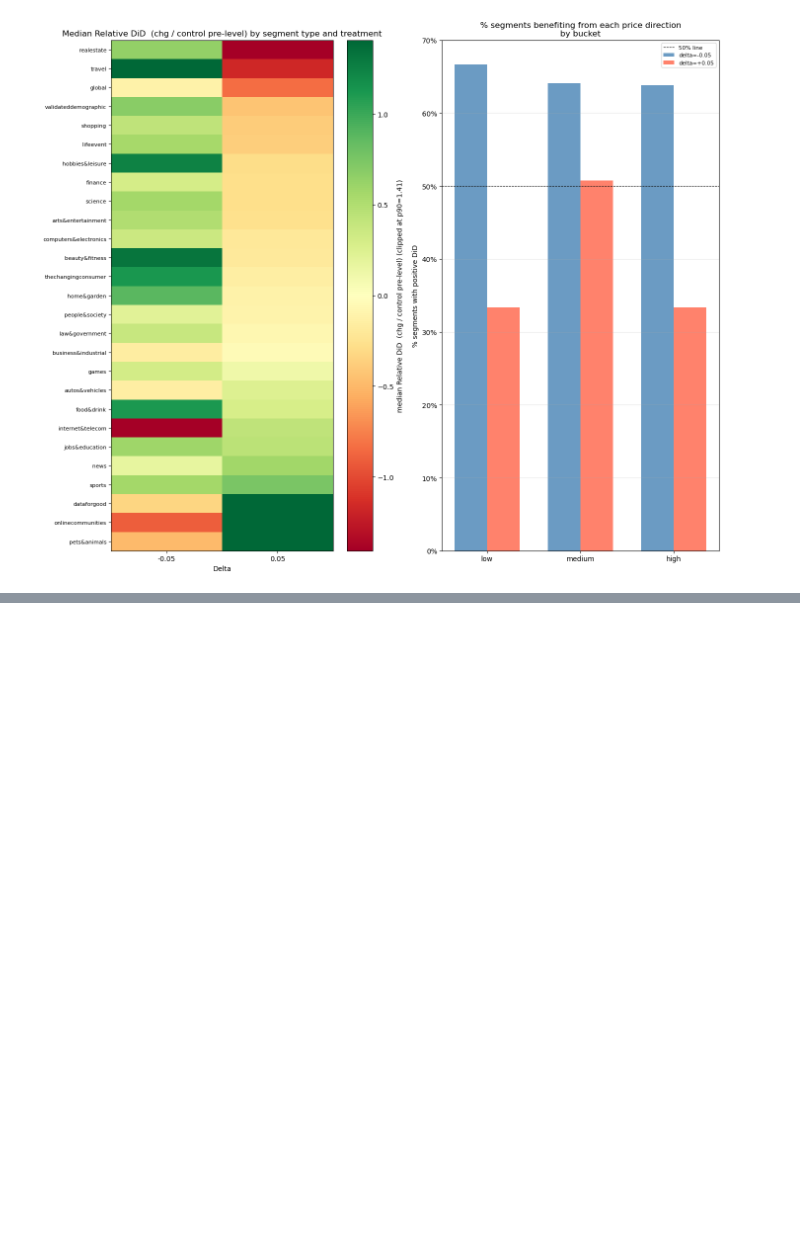
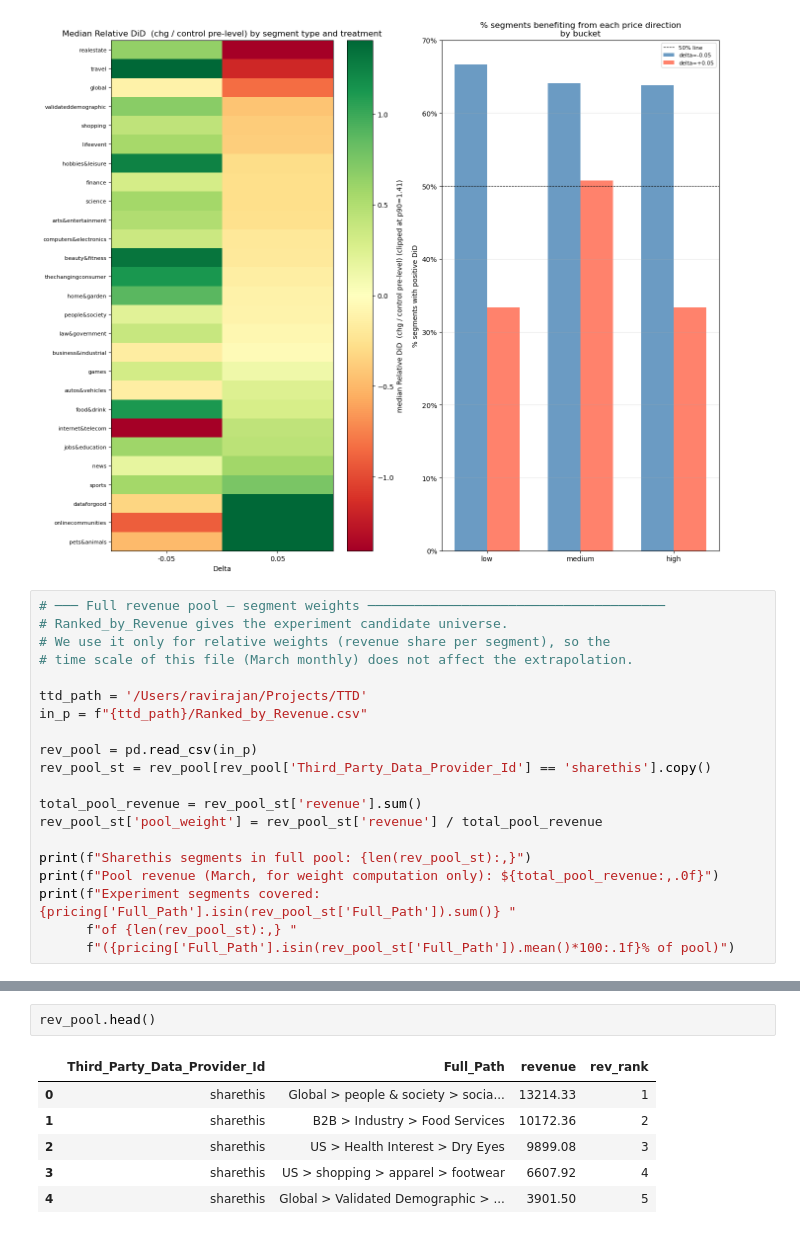
Before and after one commit to ravi-sharethis/python-notebooks, a Jupyter notebook: TTD3_Pricing.ipynb, the cells around one changed output, grey strips where cells are left out. Drawn from its saved outputs; the diff is of its cells as text; blank space fills up the shorter version.

Commit message:
added ATE to TTD3_Pricing

```diff
--- a/TTD3_Pricing.ipynb
+++ b/TTD3_Pricing.ipynb
@@ -797,3 +797,23 @@ plt.tight_layout()
 plt.show()
 # %% [output]
 [figure]
+# %%
+# ─── Full revenue pool — segment weights ──────────────────────────────────────
+# Ranked_by_Revenue gives the experiment candidate universe.
+# We use it only for relative weights (revenue share per segment), so the
+# time scale of this file (March monthly) does not affect the extrapolation.
+
+ttd_path = '/Users/ravirajan/Projects/TTD'
+in_p = f"{ttd_path}/Ranked_by_Revenue.csv"
+
+rev_pool = pd.read_csv(in_p)
+rev_pool_st = rev_pool[rev_pool['Third_Party_Data_Provider_Id'] == 'sharethis'].copy()
+
+total_pool_revenue = rev_pool_st['revenue'].sum()
+rev_pool_st['pool_weight'] = rev_pool_st['revenue'] / total_pool_revenue
+
+print(f"Sharethis segments in full pool: {len(rev_pool_st):,}")
+print(f"Pool revenue (March, for weight computation only): ${total_pool_revenue:,.0f}")
+print(f"Experiment segments covered: {pricing['Full_Path'].isin(rev_pool_st['Full_Path']).sum()} "
+      f"of {len(rev_pool_st):,} "
+      f"({pricing['Full_Path'].isin(rev_pool_st['Full_Path']).mean()*100:.1f}% of pool)")
@@ -799,0 +831,9 @@ plt.show()
+# %%
+rev_pool.head()
+# %% [output]
+|  | Third_Party_Data_Provider_Id | Full_Path | revenue | rev_rank |
+| 0 | sharethis | Global > people & society > socia... | 13214.33 | 1 |
+| 1 | sharethis | B2B > Industry > Food Services | 10172.36 | 2 |
+| 2 | sharethis | US > Health Interest > Dry Eyes | 9899.08 | 3 |
+| 3 | sharethis | US > shopping > apparel > footwear | 6607.92 | 4 |
+| 4 | sharethis | Global > Validated Demographic > ... | 3901.50 | 5 |
```
Also changed, not shown: parts of 11 cells of this notebook.
